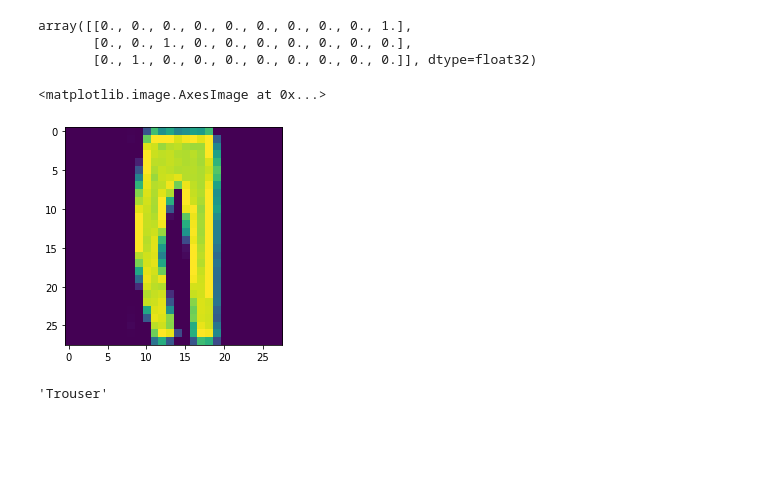
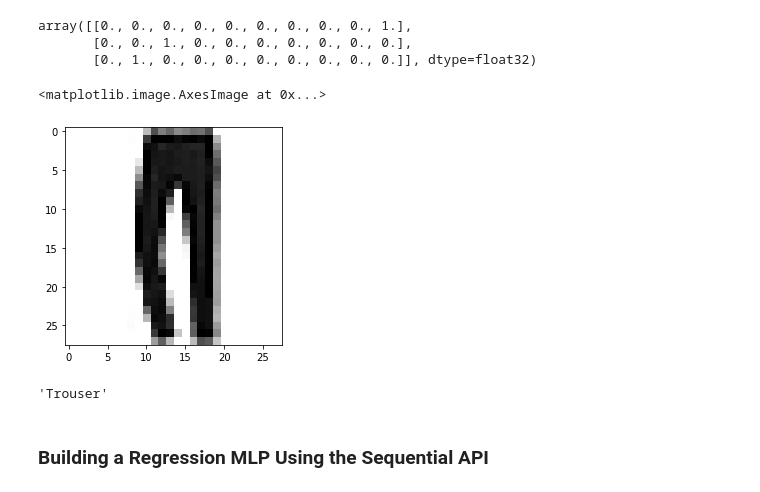
Before and after one commit to adrijh/homl-notebooks, a Jupyter notebook: ch10.ipynb, the cells around one changed output. Saved outputs shown, nothing was run; the diff lists cells and outputs as text; code cells hidden in the pictures; blank space fills up the shorter version.

```diff
--- a/ch10.ipynb
+++ b/ch10.ipynb
@@ -132,11 +132,13 @@ array([[0., 0., 0., 0., 0., 0., 0., 0., 0., 1.],
        [0., 0., 1., 0., 0., 0., 0., 0., 0., 0.],
        [0., 1., 0., 0., 0., 0., 0., 0., 0., 0.]], dtype=float32)
 # %%
-plt.imshow(X_new[2].reshape((28,28)))
+plt.imshow(X_new[2].reshape((28,28)),cmap='binary')
 # %% [output]
 <matplotlib.image.AxesImage at 0x...>
-[figure, old version]
+[figure, new version]
 # %%
 class_names[np.argmax(y_proba[2])]
 # %% [output]
 'Trouser'
+# %% [markdown]
+### Building a Regression MLP Using the Sequential API
```
Also changed, not shown: parts of 12 cells of this notebook, 1 other file.
